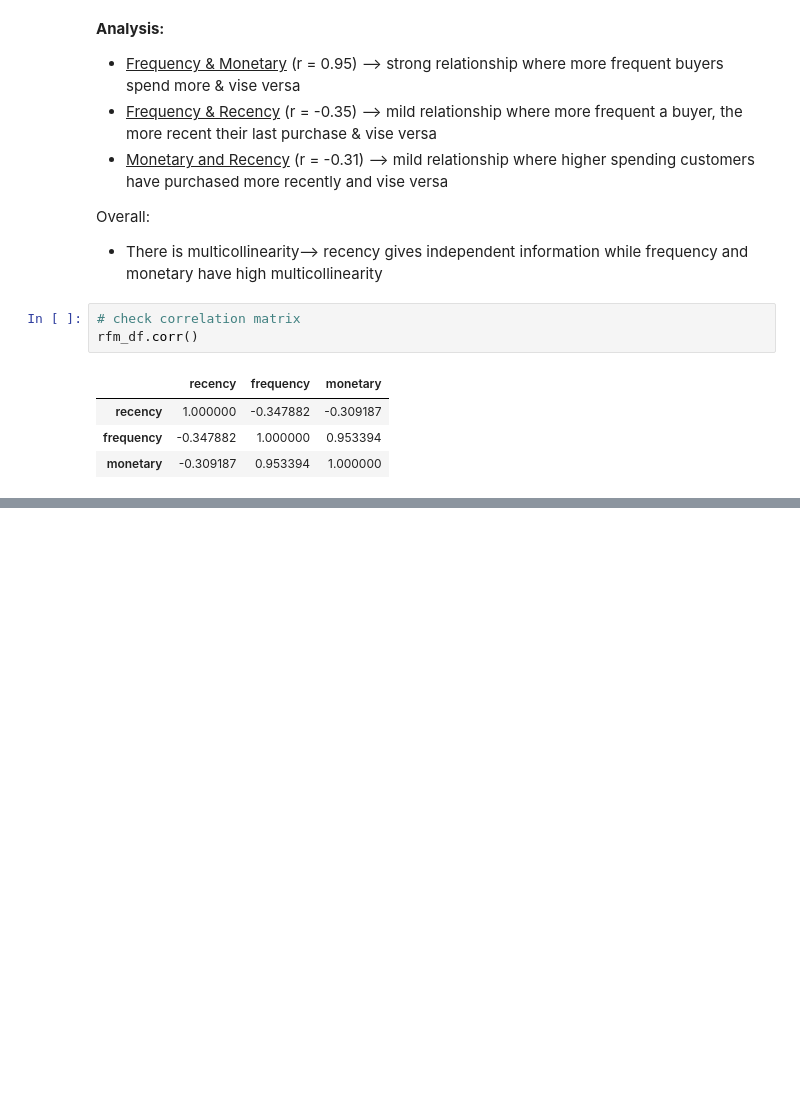
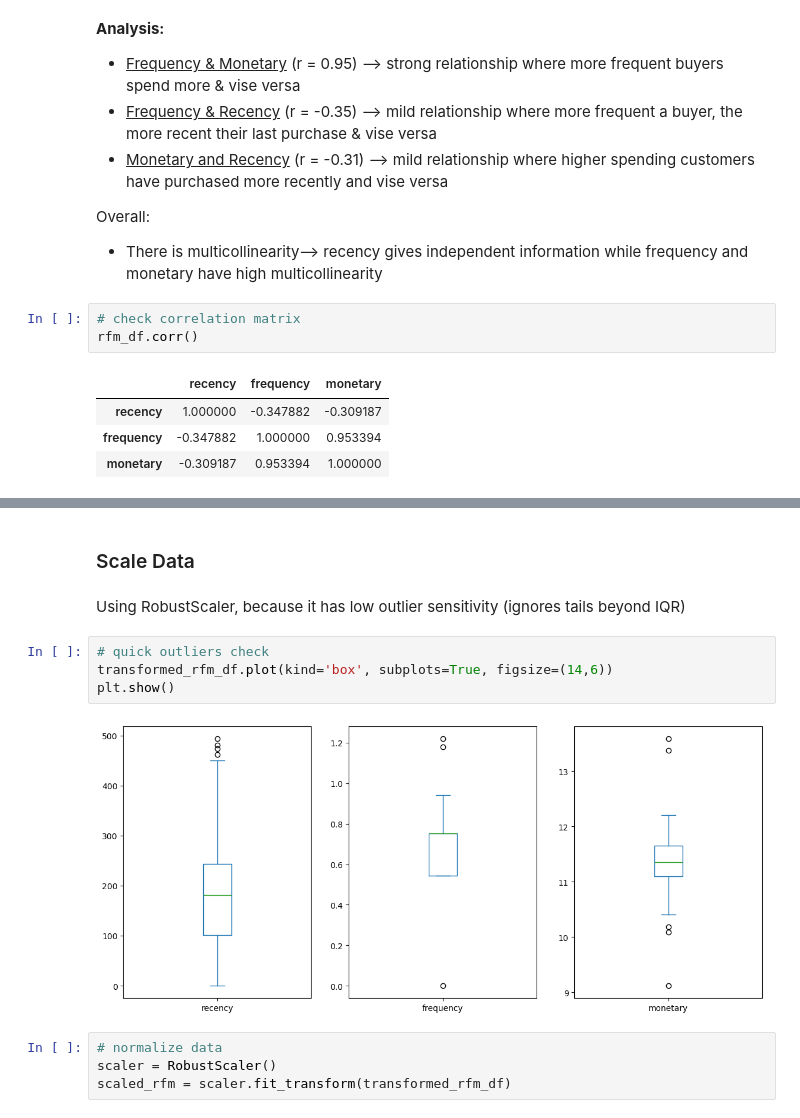
Before and after one commit to brianna-mitri/vehicle-sales-analysis, a Jupyter notebook: analysis/rfm.ipynb, the cells around one changed output, grey strips where cells are left out. Cells and saved outputs as stored; diff of their text form; blank space fills up the shorter version.

Commit message:
Scaled data with robust scaler

```diff
--- a/analysis/rfm.ipynb
+++ b/analysis/rfm.ipynb
@@ -280,0 +334,14 @@ rfm_df.corr()
+# %% [markdown]
+### Scale Data
+# %% [markdown]
+Using RobustScaler, because it has low outlier sensitivity (ignores tails beyond IQR)
+# %%
+# quick outliers check
+transformed_rfm_df.plot(kind='box', subplots=True, figsize=(14,6))
+plt.show()
+# %% [output]
+[figure, added]
+# %%
+# normalize data
+scaler = RobustScaler()
+scaled_rfm = scaler.fit_transform(transformed_rfm_df)
```
Also changed, not shown: parts of 6 cells of this notebook.
